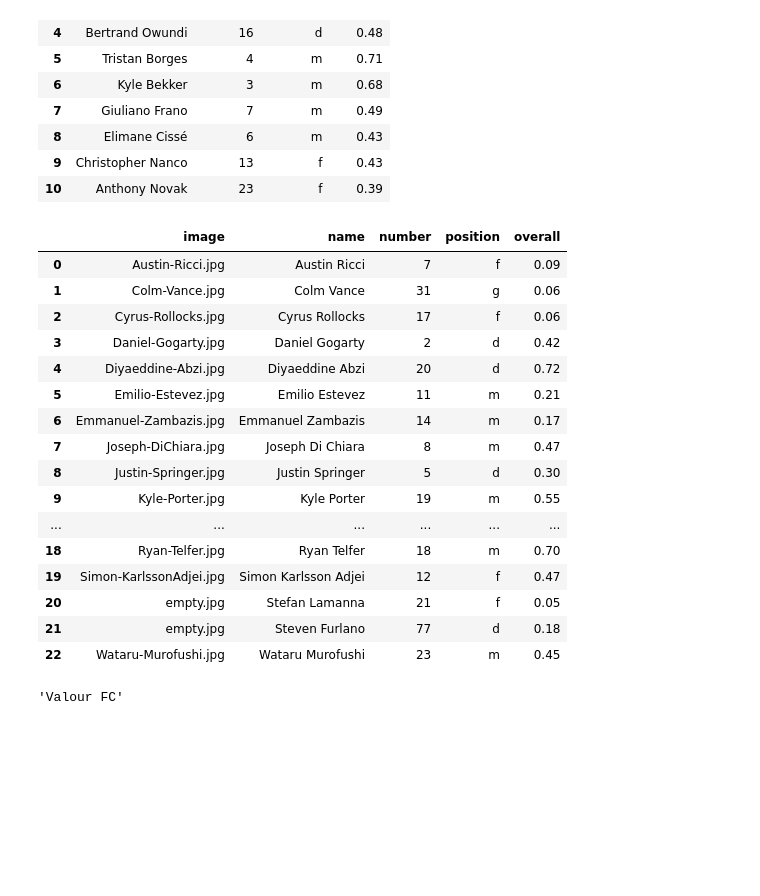
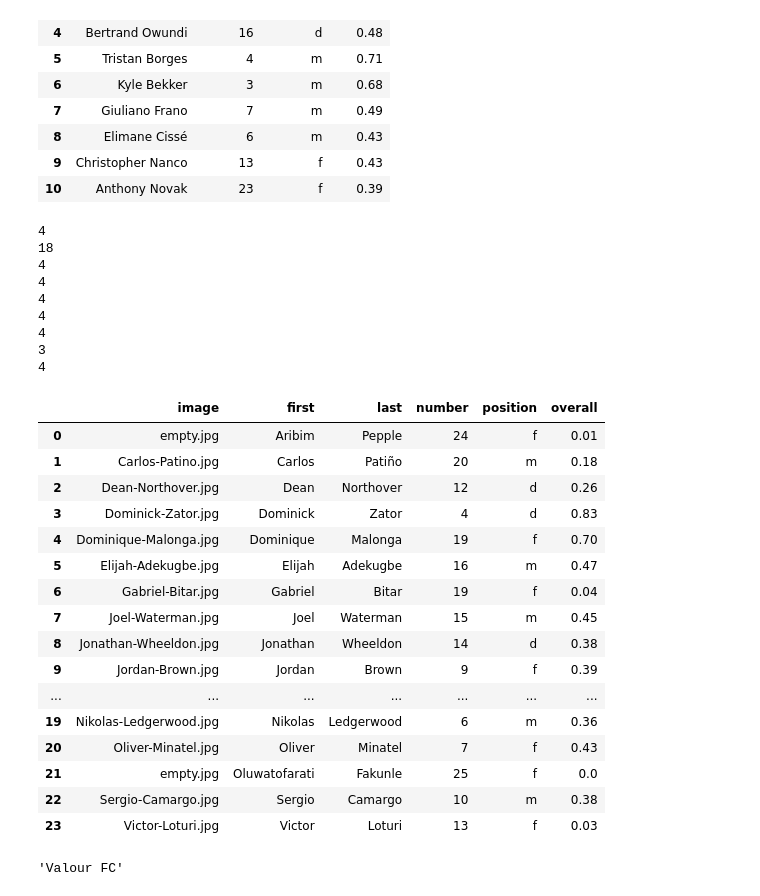
Before and after one commit to tamccullough/nutmeg, a Jupyter notebook: cpl_data_analysis_functions_datasets_creator.ipynb, the cells around one changed output. Saved outputs shown, nothing was run; the diff lists cells and outputs as text; code cells hidden in the pictures; blank space fills up the shorter version.

Commit message:
cleaned up team roster

```diff
--- a/cpl_data_analysis_functions_datasets_creator.ipynb
+++ b/cpl_data_analysis_functions_datasets_creator.ipynb
@@ -950,50 +950,64 @@ def get_roster_overall(query,stats,team_ref,rated_forwards,rated_midfielders,rat
         return db
     roster = get_stats_all(stats,team_ref)
     roster = roster[roster['team'] == query].copy()
-    roster = roster[['name','number','position']] # scale the dataframe down to what we need
+    roster = roster[['name','first','last','number','position']] # scale the dataframe down to what we need
     #roster.insert(3,'overall',a)
     a = []
     b = []
     for i in range(0,roster.shape[0]):
         #print('getting player ',roster.iloc[i]['name'])
         if roster.iloc[i]['position'] == 'f':
-            a.append(get_score(rated_forwards,roster.iloc[i]['name']))
+            score = str(get_score(rated_forwards,roster.iloc[i]['name']))
+            a.append(score[0:4])
             b.append(get_image(player_info,roster.iloc[i]['name']))
         if roster.iloc[i]['position'] == 'm':
-            a.append(get_score(rated_midfielders,roster.iloc[i]['name']))
+            score = str(get_score(rated_midfielders,roster.iloc[i]['name']))
+            a.append(score[0:4])
             b.append(get_image(player_info,roster.iloc[i]['name']))
         if roster.iloc[i]['position'] == 'd':
-            a.append(get_score(rated_defenders,roster.iloc[i]['name']))
+            score = str(get_score(rated_defenders,roster.iloc[i]['name']))
+            a.append(score[0:4])
             b.append(get_image(player_info,roster.iloc[i]['name']))
         if roster.iloc[i]['position'] == 'g':
-            a.append(get_score(rated_keepers,roster.iloc[i]['name']))
+            score = str(get_score(rated_keepers,roster.iloc[i]['name']))
+            a.append(score[0:4])
             b.append(get_image(player_info,roster.iloc[i]['name']))
     roster['overall'] = a
     roster.insert(0,'image',b)
     #roster['image'] = b
     roster = index_reset(roster)
+    roster.pop('name')
     return roster
 # %%
-roster = get_roster_overall('York9 FC',stats,team_ref,rated_forwards,rated_midfielders,rated_defenders,rated_keepers,player_info)
+roster = get_roster_overall('Cavalry FC',stats,team_ref,rated_forwards,rated_midfielders,rated_defenders,rated_keepers,player_info)
 roster
 # %% [output]
+4
+18
+4
+4
+4
+4
+4
+3
+4
-|  | image | name | number | position | overall |
-| 0 | Austin-Ricci.jpg | Austin Ricci | 7 | f | 0.09 |
-| 1 | Colm-Vance.jpg | Colm Vance | 31 | g | 0.06 |
-| 2 | Cyrus-Rollocks.jpg | Cyrus Rollocks | 17 | f | 0.06 |
-| 3 | Daniel-Gogarty.jpg | Daniel Gogarty | 2 | d | 0.42 |
-| 4 | Diyaeddine-Abzi.jpg | Diyaeddine Abzi | 20 | d | 0.72 |
-| 5 | Emilio-Estevez.jpg | Emilio Estevez | 11 | m | 0.21 |
-| 6 | Emmanuel-Zambazis.jpg | Emmanuel Zambazis | 14 | m | 0.17 |
-| 7 | Joseph-DiChiara.jpg | Joseph Di Chiara | 8 | m | 0.47 |
-| 8 | Justin-Springer.jpg | Justin Springer | 5 | d | 0.30 |
-| 9 | Kyle-Porter.jpg | Kyle Porter | 19 | m | 0.55 |
-| ... | ... | ... | ... | ... | ... |
-| 18 | Ryan-Telfer.jpg | Ryan Telfer | 18 | m | 0.70 |
-| 19 | Simon-KarlssonAdjei.jpg | Simon Karlsson Adjei | 12 | f | 0.47 |
-| 20 | empty.jpg | Stefan Lamanna | 21 | f | 0.05 |
-| 21 | empty.jpg | Steven Furlano | 77 | d | 0.18 |
-| 22 | Wataru-Murofushi.jpg | Wataru Murofushi | 23 | m | 0.45 |
+|  | image | first | last | number | position | overall |
+| 0 | empty.jpg | Aribim | Pepple | 24 | f | 0.01 |
+| 1 | Carlos-Patino.jpg | Carlos | Patiño | 20 | m | 0.18 |
+| 2 | Dean-Northover.jpg | Dean | Northover | 12 | d | 0.26 |
+| 3 | Dominick-Zator.jpg | Dominick | Zator | 4 | d | 0.83 |
+| 4 | Dominique-Malonga.jpg | Dominique | Malonga | 19 | f | 0.70 |
+| 5 | Elijah-Adekugbe.jpg | Elijah | Adekugbe | 16 | m | 0.47 |
+| 6 | Gabriel-Bitar.jpg | Gabriel | Bitar | 19 | f | 0.04 |
+| 7 | Joel-Waterman.jpg | Joel | Waterman | 15 | m | 0.45 |
+| 8 | Jonathan-Wheeldon.jpg | Jonathan | Wheeldon | 14 | d | 0.38 |
+| 9 | Jordan-Brown.jpg | Jordan | Brown | 9 | f | 0.39 |
+| ... | ... | ... | ... | ... | ... | ... |
+| 19 | Nikolas-Ledgerwood.jpg | Nikolas | Ledgerwood | 6 | m | 0.36 |
+| 20 | Oliver-Minatel.jpg | Oliver | Minatel | 7 | f | 0.43 |
+| 21 | empty.jpg | Oluwatofarati | Fakunle | 25 | f | 0.0 |
+| 22 | Sergio-Camargo.jpg | Sergio | Camargo | 10 | m | 0.38 |
+| 23 | Victor-Loturi.jpg | Victor | Loturi | 13 | f | 0.03 |
 # %%
 schedule.iloc[3]['home']
 # %% [output]
```
Also changed, not shown: parts of 1 cell of this notebook, 14 other files.
